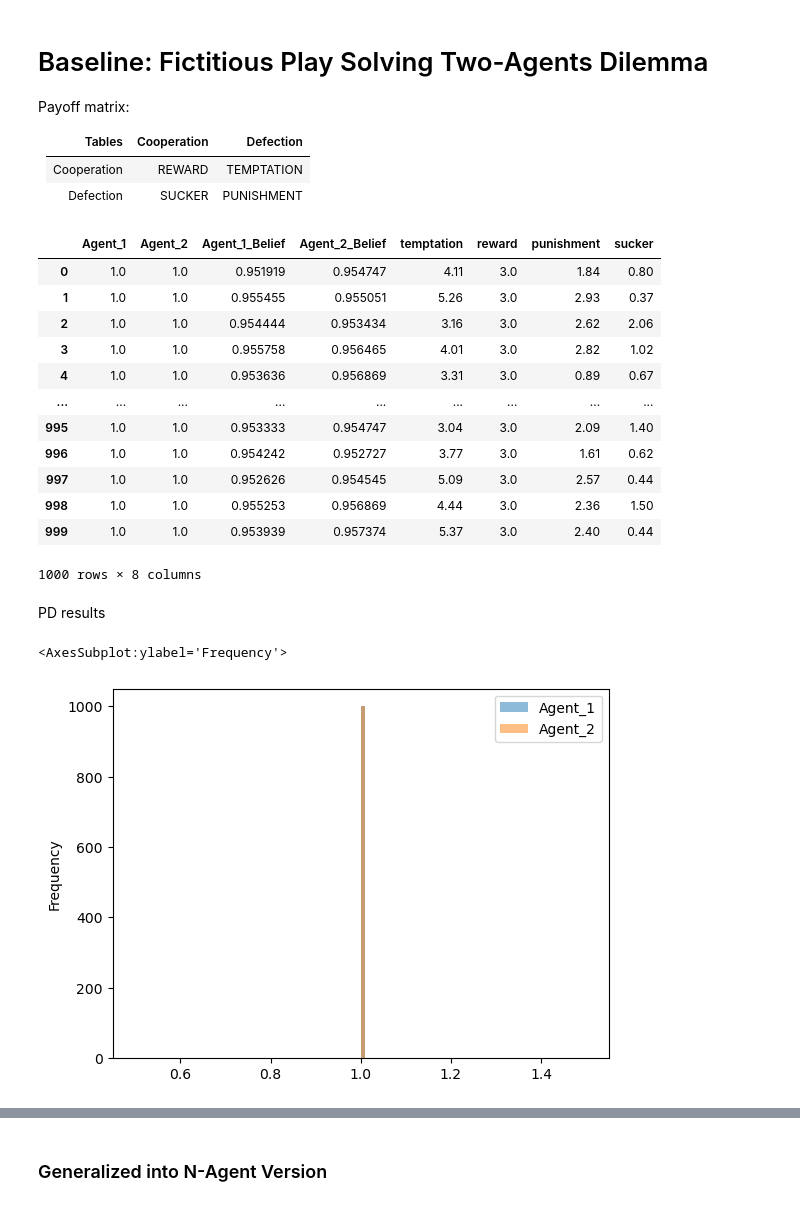
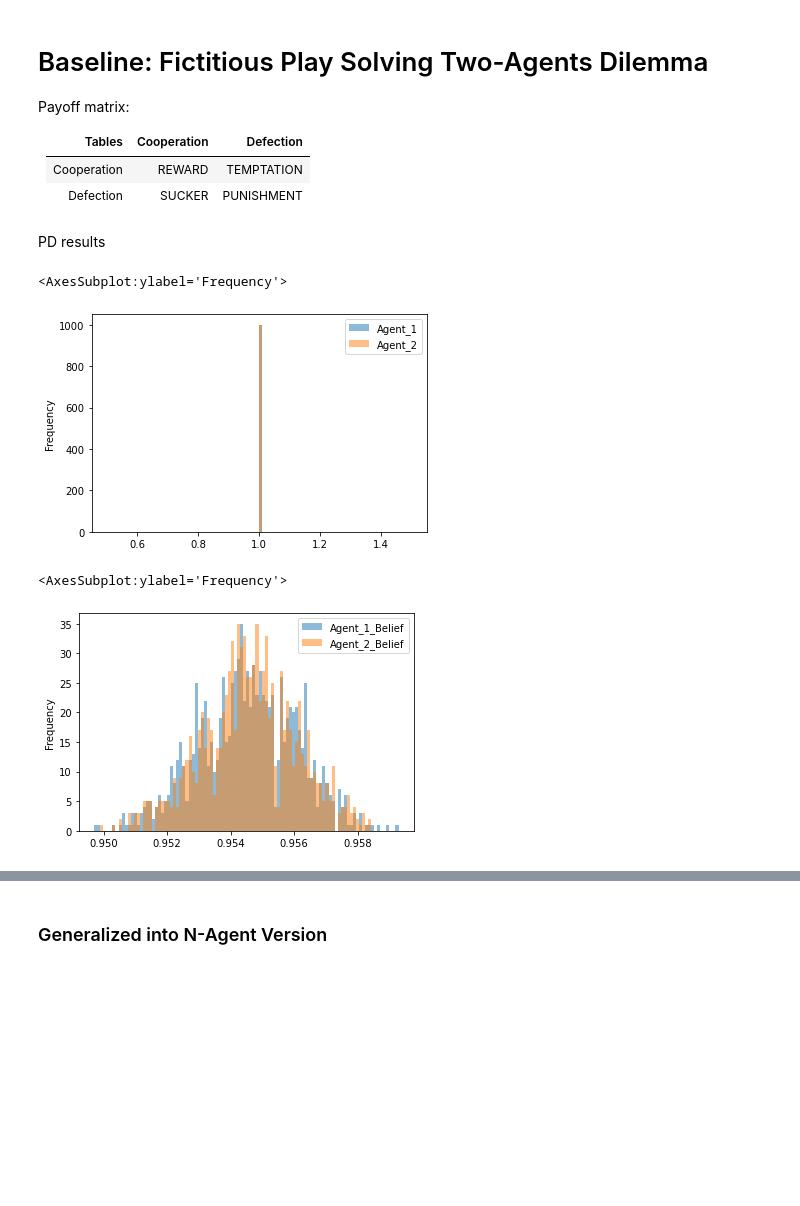
Before and after one commit to HarryZhangHH/EpisodicDRQN, a Jupyter notebook: fictitious_play_experiment.ipynb, the cells around one changed output, grey strips where cells are left out. Saved outputs shown, nothing was run; the diff lists cells and outputs as text; code cells hidden in the pictures; blank space fills up the shorter version.

```diff
--- a/fictitious_play_experiment.ipynb
+++ b/fictitious_play_experiment.ipynb
@@ -80,54 +115,21 @@ def generate_payoff_matrix(name:str, REWARD=3, TEMPTATION=None, SUCKER=None, PUN
-# %%
-# prisoner's dilemma
-# REWARD, TEMPTATION, SUCKER, PUNISHMENT = 3, 5, 0, 1
-REWARD, TEMPTATION, SUCKER, PUNISHMENT = generate_payoff_matrix('PD', N=1000)
-# stag hunt
-# REWARD, TEMPTATION, SUCKER, PUNISHMENT = 4, 3, 0, 1
-# REWARD, TEMPTATION, SUCKER, PUNISHMENT = 4, 4, 0, 1
-# chicken
-# REWARD, TEMPTATION, SUCKER, PUNISHMENT = 3, 4, 1, 0
-
-# C:0, D:1
-# payoff matrix for the two Agents in the 2x2 game
-
-result = pd.DataFrame(columns=['Agent_1', 'Agent_2', 'Agent_1_Belief', 'Agent_2_Belief', 'temptation', 'reward', 'punishment', 'sucker'])
-for idx, val in tqdm(enumerate(REWARD)):
-    R, S, T, P = val, SUCKER[idx], TEMPTATION[idx], PUNISHMENT[idx]
-    payoff = np.array([[R, S],[T, P]])
-    strategy_list, belief_list = [],[]
-    for ep in range(EPOCH):
-        # 'reward' stores the payoff for each player, assuming the other player plays according to the empirical distribution
-        reward = np.zeros([2,2])
-        # 'strategy' stores the strategy played in each time period
-        strategy = -np.ones([N_EPISODES,2])
-        # 'belief' stores the empirical distribution at each time period, which is the defection probability
-        belief = np.zeros([N_EPISODES,2])
-        strategy, belief = two_agent_fictitious_play(payoff, reward, strategy, belief, epsilon=0)
-        strategy_list.append(strategy[-1].copy())
-        belief_list.append(belief[-1].copy())
-    df = pd.DataFrame(np.concatenate((np.array(strategy_list),np.array(belief_list)), axis=1), columns=['Agent_1', 'Agent_2', 'Agent_1_Belief', 'Agent_2_Belief'])
-    df_mean = df.mean().to_frame().transpose()
-    df_mean['temptation'], df_mean['reward'], df_mean['punishment'], df_mean['sucker'] = T, R, P, S
-    result = pd.concat([result, df_mean], ignore_index=True)
-result
-# %% [output]
-|  | Agent_1 | Agent_2 | Agent_1_Belief | Agent_2_Belief | temptation | reward | punishment | sucker |
-| 0 | 1.0 | 1.0 | 0.951919 | 0.954747 | 4.11 | 3.0 | 1.84 | 0.80 |
-| 1 | 1.0 | 1.0 | 0.955455 | 0.955051 | 5.26 | 3.0 | 2.93 | 0.37 |
-| 2 | 1.0 | 1.0 | 0.954444 | 0.953434 | 3.16 | 3.0 | 2.62 | 2.06 |
-| 3 | 1.0 | 1.0 | 0.955758 | 0.956465 | 4.01 | 3.0 | 2.82 | 1.02 |
-| 4 | 1.0 | 1.0 | 0.953636 | 0.956869 | 3.31 | 3.0 | 0.89 | 0.67 |
-| ... | ... | ... | ... | ... | ... | ... | ... | ... |
-| 995 | 1.0 | 1.0 | 0.953333 | 0.954747 | 3.04 | 3.0 | 2.09 | 1.40 |
-| 996 | 1.0 | 1.0 | 0.954242 | 0.952727 | 3.77 | 3.0 | 1.61 | 0.62 |
-| 997 | 1.0 | 1.0 | 0.952626 | 0.954545 | 5.09 | 3.0 | 2.57 | 0.44 |
-| 998 | 1.0 | 1.0 | 0.955253 | 0.956869 | 4.44 | 3.0 | 2.36 | 1.50 |
-| 999 | 1.0 | 1.0 | 0.953939 | 0.957374 | 5.37 | 3.0 | 2.40 | 0.44 |
-1000 rows × 8 columns
 # %% [markdown]
 PD results
+# %%
+# prisoner's dilemma
+# REWARD, TEMPTATION, SUCKER, PUNISHMENT = 3, 5, 0, 1
+REWARD, TEMPTATION, SUCKER, PUNISHMENT = generate_payoff_matrix('PD', N=1000)
+# stag hunt
+# REWARD, TEMPTATION, SUCKER, PUNISHMENT = 4, 3, 0, 1
+# chicken
+# REWARD, TEMPTATION, SUCKER, PUNISHMENT = 3, 4, 1, 0
+# payoff matrix for the two Agents in the 2x2 game
+df_PD = simulate(REWARD, TEMPTATION, SUCKER, PUNISHMENT)
+df_PD[['Agent_1', 'Agent_2']].plot.hist(bins=100, alpha=0.5)
+# %% [output]
+<AxesSubplot:ylabel='Frequency'>
+[figure, added]
 # %%
-result[['Agent_1', 'Agent_2']].plot.hist(bins=100, alpha=0.5)
+df_PD[['Agent_1_Belief', 'Agent_2_Belief']].plot.hist(bins=100, alpha=0.5)
 # %% [output]
 <AxesSubplot:ylabel='Frequency'>
-[figure, old version]
+[figure, new version]
```
Also changed, not shown: parts of 20 cells of this notebook.
